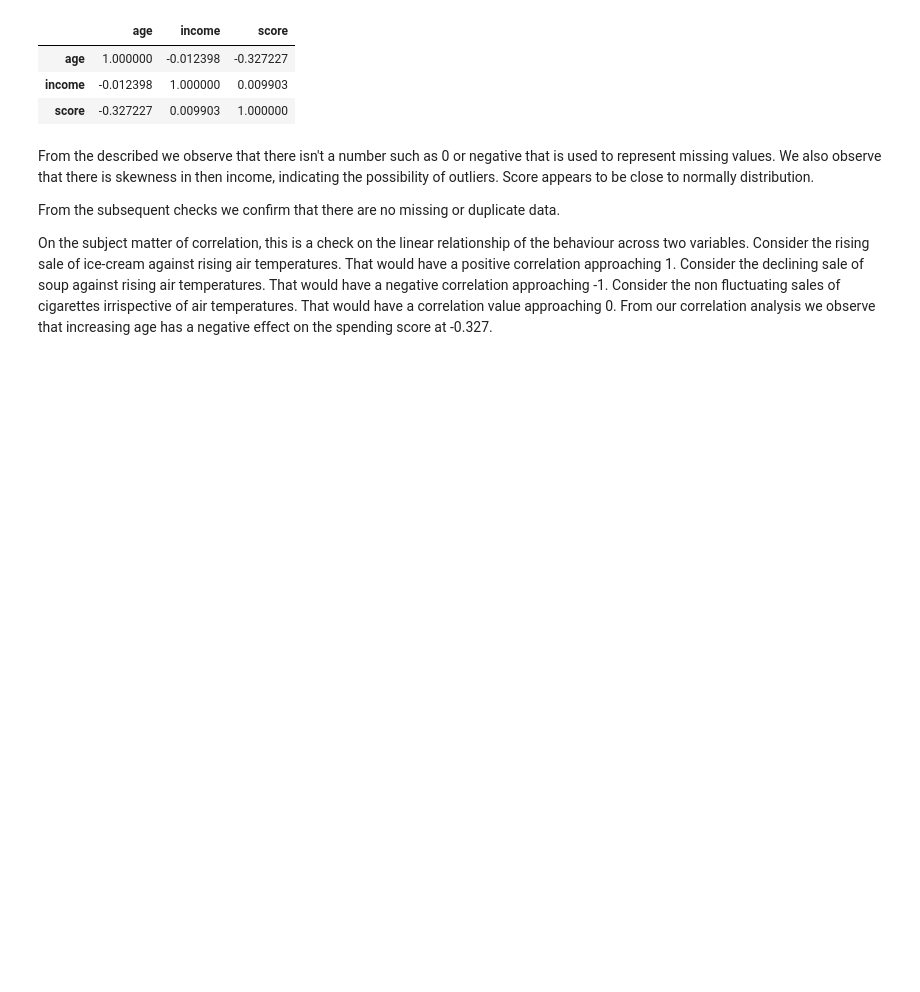
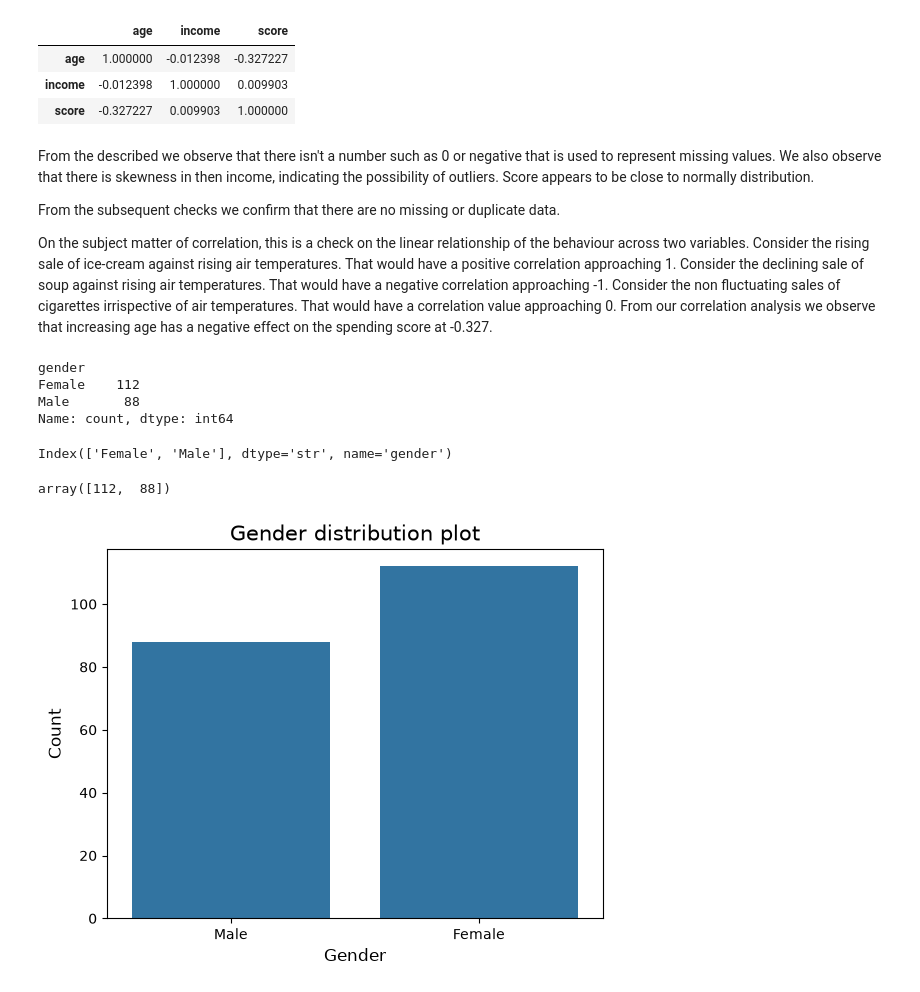
Before and after one commit to PaulaSalnitro1/ml_2026_2027, a Jupyter notebook: src/02 - Exploratory Data Analysis.ipynb, the cells around one changed output. Saved outputs shown, nothing was run; the diff lists cells and outputs as text; code cells hidden in the pictures; blank space fills up the shorter version.

```diff
--- a/src/02 - Exploratory Data Analysis.ipynb
+++ b/src/02 - Exploratory Data Analysis.ipynb
@@ -259,0 +266,28 @@ On the subject matter of correlation, this is a check on the linear relationship
+# %%
+# Represent the gender distribution as a histogram and pie chart
+
+#Get the value counts
+value_counts = df['gender'].value_counts()
+value_counts
+# %% [output]
+gender
+Female    112
+Male       88
+Name: count, dtype: int64
+# %%
+value_counts.index
+# %% [output]
+Index(['Female', 'Male'], dtype='str', name='gender')
+# %%
+value_counts.values
+# %% [output]
+array([112,  88])
+# %%
+# Display the histogram
+sns.countplot(x='gender', data=df)
+plt.title('Gender distribution plot', fontsize=15)
+plt.xlabel('Gender', fontsize=12)
+plt.ylabel('Count', fontsize=12)
+plt.show()
+# %% [output]
+[figure, added]
```
Also changed, not shown: parts of 10 cells of this notebook.
